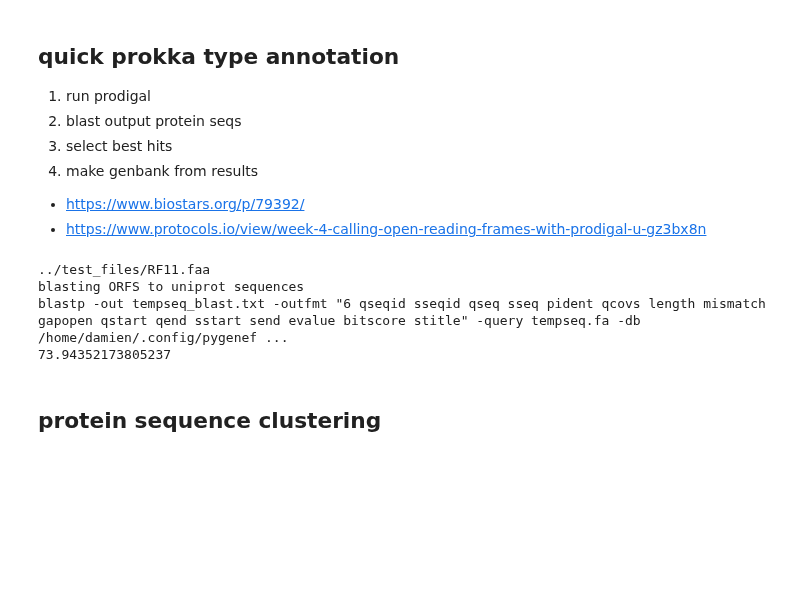
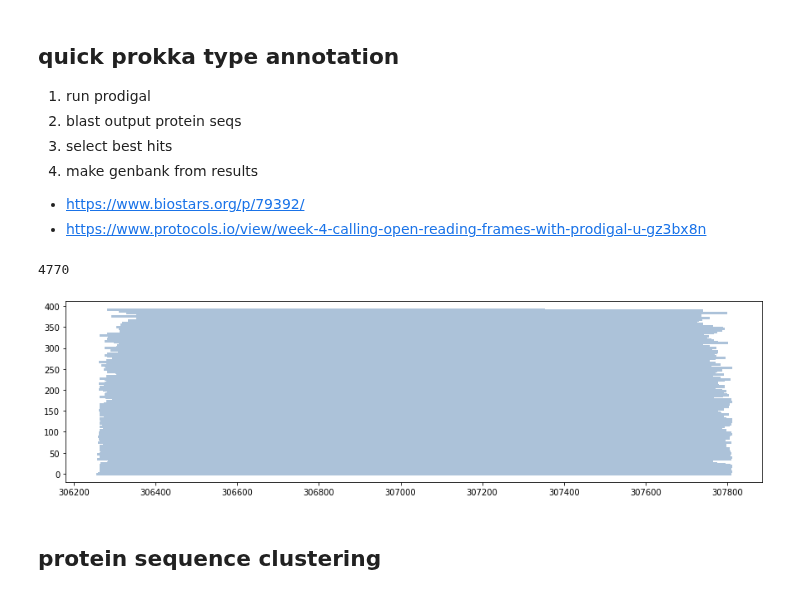
Before and after one commit to dmnfarrell/pathogenie, a Jupyter notebook: notebooks/testing.ipynb, the cells around one changed output. Saved outputs shown, nothing was run; the diff lists cells and outputs as text; code cells hidden in the pictures; blank space fills up the shorter version.

Commit message:
fixes to annotation method

```diff
--- a/notebooks/testing.ipynb
+++ b/notebooks/testing.ipynb
@@ -13,13 +19,17 @@ import pylab as plt
 from Bio.SeqRecord import SeqRecord
 from Bio.Seq import Seq
 from Bio import SeqIO
+from Bio.SeqFeature import SeqFeature, FeatureLocation
+from Bio.Alphabet import generic_dna
 import urllib.request
 sys.path.append('../')
 from pygenefinder import tools, app
 datadir = '../pygenefinder/data/'
 dbdir = app.dbdir
-
 tempdir = tempfile.gettempdir()
+home = os.path.expanduser("~")
+config_path = os.path.join(home,'.config/pygenefinder')
+prokkadbdir = app.prokkadbdir
 
 links = {'card':'https://github.com/tseemann/abricate/raw/master/db/card/sequences',
         'resfinder':'https://raw.githubusercontent.com/tseemann/abricate/master/db/resfinder/sequences',
@@ -92,11 +192,6 @@ fetch_sequence_from_url('sprot', path = app.prokkadbdir)
 reload(tools)
 
 st=time.time()
-#pr = annotate_contigs('../test_annot/contig.fa', 'annot.gbk', threads=10)
-pr = app.annotate_contigs('../test_files/RF11.fa', 'annot.gbk', threads=10)
+#res,pr = annotate_contigs('../contigs.fa', 'annot.gbk', threads=10)
+res,pr = annotate_contigs('../test_files/RF2A.fa', 'annot.gbk', threads=10)
 print (time.time()-st)
-# %% [output]
-../test_files/RF11.faa
-blasting ORFS to uniprot sequences
-blastp -out tempseq_blast.txt -outfmt "6 qseqid sseqid qseq sseq pident qcovs length mismatch gapopen qstart qend sstart send evalue bitscore stitle" -query tempseq.fa -db /home/damien/.config/pygenef ...
-73.94352173805237
@@ -103,3 +201,9 @@ blastp -out tempseq_blast.txt -outfmt "6 qseqid sseqid qseq sseq pident qcovs le
+# %%
+print (res.contig.unique())
+for i,df in res[:200].groupby('contig'):
+    print (i)
+    plot_segments(df,'start','end')
+#print (pr)
 # %%
 def records_to_fasta(recs, outfile):
     """Write seqrecords features to a fasta file"""
@@ -114,0 +303,34 @@ records_to_fasta(pr, 'test.faa')
+# %%
+feats = tools.genbank_to_dataframe('annot.gbk').sort_values('start').reset_index()
+print (len(feats))
+#print (feats)
+#find interval overlaps to determine duplicate gene hits inside contig
+left = [np.random.randint(0,10000) for i in range(300)]
+right = [i+100 for i in left]
+
+#df = pd.DataFrame({'left': [0,5,10,3,12,13,18,31], 'right':[4,8,13,7,19,16,23,35]})
+df = pd.DataFrame({'left': left, 'right':right})
+df = pd.DataFrame({'left': bl.sstart, 'right': bl.send})
+
+#print (df)
+
+def plot_segments(df, left='left',right='right'):
+
+    v = df.sort_values([left, right])
+    df = df.assign(Group=(v[right] - v[left].shift(-1)).shift().lt(12).cumsum())
+    f,ax=plt.subplots(1,1,figsize=(15,4))
+    import matplotlib._color_data as mcd
+    colors= list(mcd.XKCD_COLORS.values())
+    y=0
+    for i,g in df.groupby('Group'):
+        h=0
+        for j,r in g.iterrows():
+            c = colors[y]
+            ax.plot([r[left], r[right]], [h, h], '-', color=c, lw=3)
+            h+=1
+        y+=1
+
+plot_segments(df)
+# %% [output]
+4770
+[figure, added]
```
Also changed, not shown: parts of 17 cells of this notebook, 5 other files.
